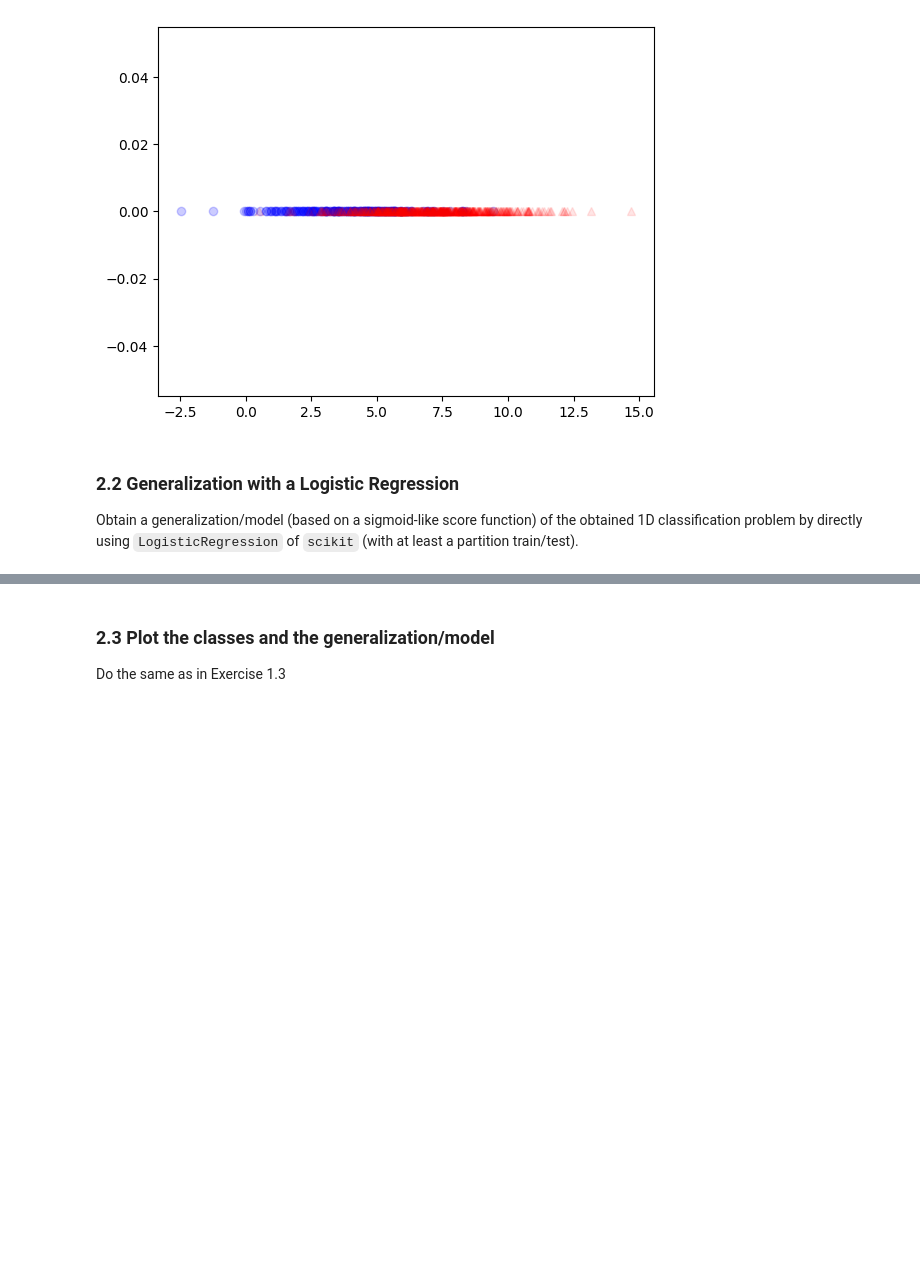
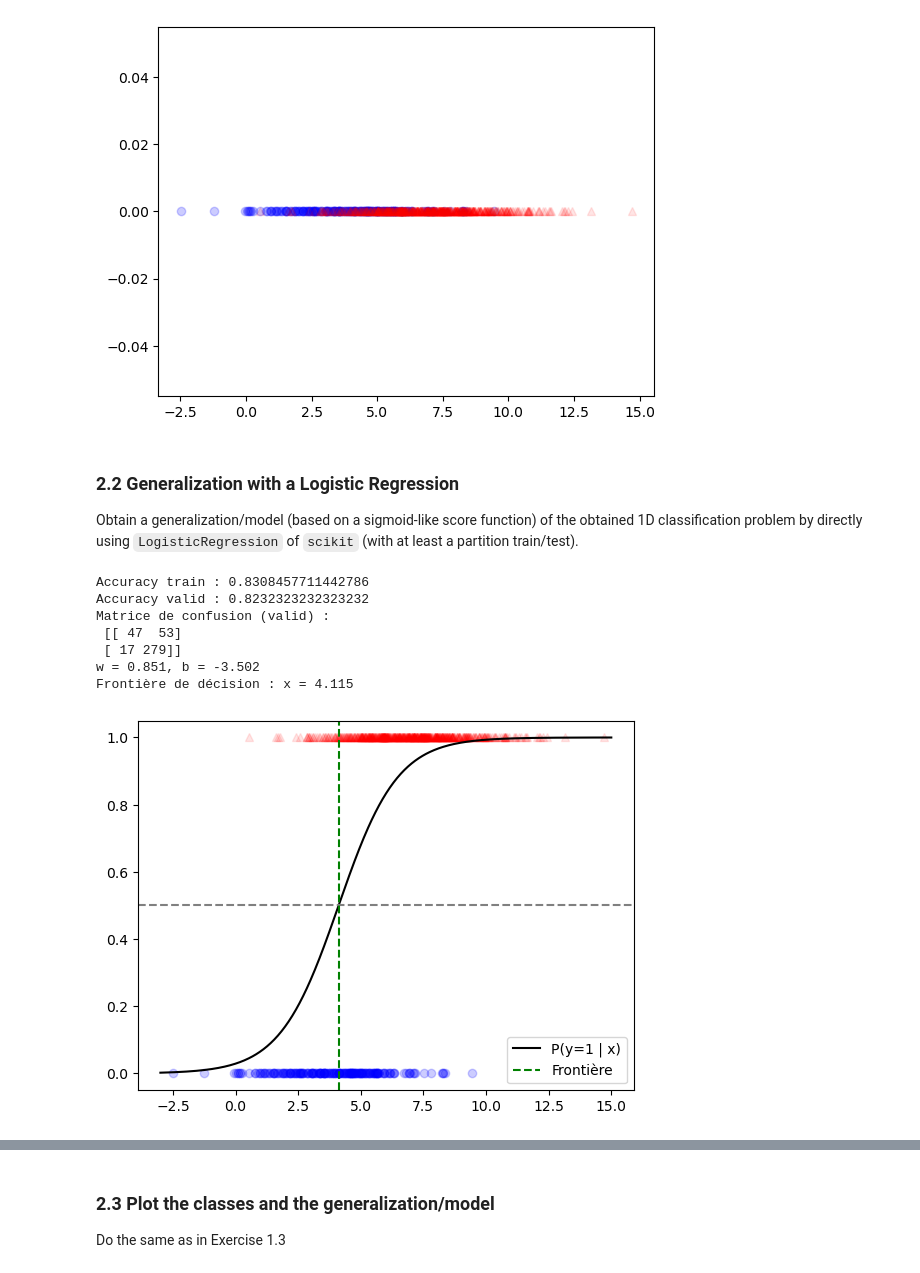
Before and after one commit to ismailab2/PROJET_AAA, a Jupyter notebook: dm1_AAA_ISMAIL_ABDRAMAN_AHMAT_HASSAN.ipynb, the cells around one changed output, grey strips where cells are left out. Saved outputs shown, nothing was run; the diff lists cells and outputs as text; code cells hidden in the pictures; blank space fills up the shorter version.

```diff
--- a/dm1_AAA_ISMAIL_ABDRAMAN_AHMAT_HASSAN.ipynb
+++ b/dm1_AAA_ISMAIL_ABDRAMAN_AHMAT_HASSAN.ipynb
@@ -778,3 +777,40 @@ plt.show()
 
 Obtain a generalization/model (based on a sigmoid-like score function) of the obtained 1D classification problem
 by directly using `LogisticRegression` of `scikit` (with at least a partition train/test).
+# %%
+clf = LogisticRegression()
+clf.fit(X_train, y_train)
+
+y_pred_train = clf.predict(X_train)
+y_pred_valid = clf.predict(X_valid)
+
+print("Accuracy train :", accuracy_score(y_train, y_pred_train))
+print("Accuracy valid :", accuracy_score(y_valid, y_pred_valid))
+print("Matrice de confusion (valid) :\n", confusion_matrix(y_valid, y_pred_valid))
+
+# Paramètres appris
+w = clf.coef_[0][0]
+b = clf.intercept_[0]
+print(f"w = {w:.3f}, b = {b:.3f}")
+print(f"Frontière de décision : x = {-b / w:.3f}")
+
+# 4. Visualisation de la sigmoïde apprise
+x_grid = np.linspace(-3, 15, 500).reshape(-1, 1)
+proba = clf.predict_proba(x_grid)[:, 1]   # P(classe = 1 | x)
+
+plt.plot(X_train[y_train == 0], y_train[y_train == 0], "bo", alpha=0.2)
+plt.plot(X_train[y_train == 1], y_train[y_train == 1], "r^", alpha=0.1)
+plt.plot(x_grid, proba, "k-", label="P(y=1 | x)")
+plt.axhline(0.5, color="gray", linestyle="--")
+plt.axvline(-b / w, color="green", linestyle="--", label="Frontière")
+plt.legend()
+plt.show()
+# %% [output]
+Accuracy train : 0.8308457711442786
+Accuracy valid : 0.8232323232323232
+Matrice de confusion (valid) :
+ [[ 47  53]
+ [ 17 279]]
+w = 0.851, b = -3.502
+Frontière de décision : x = 4.115
+[figure, added]
```
Also changed, not shown: parts of 24 cells of this notebook.
